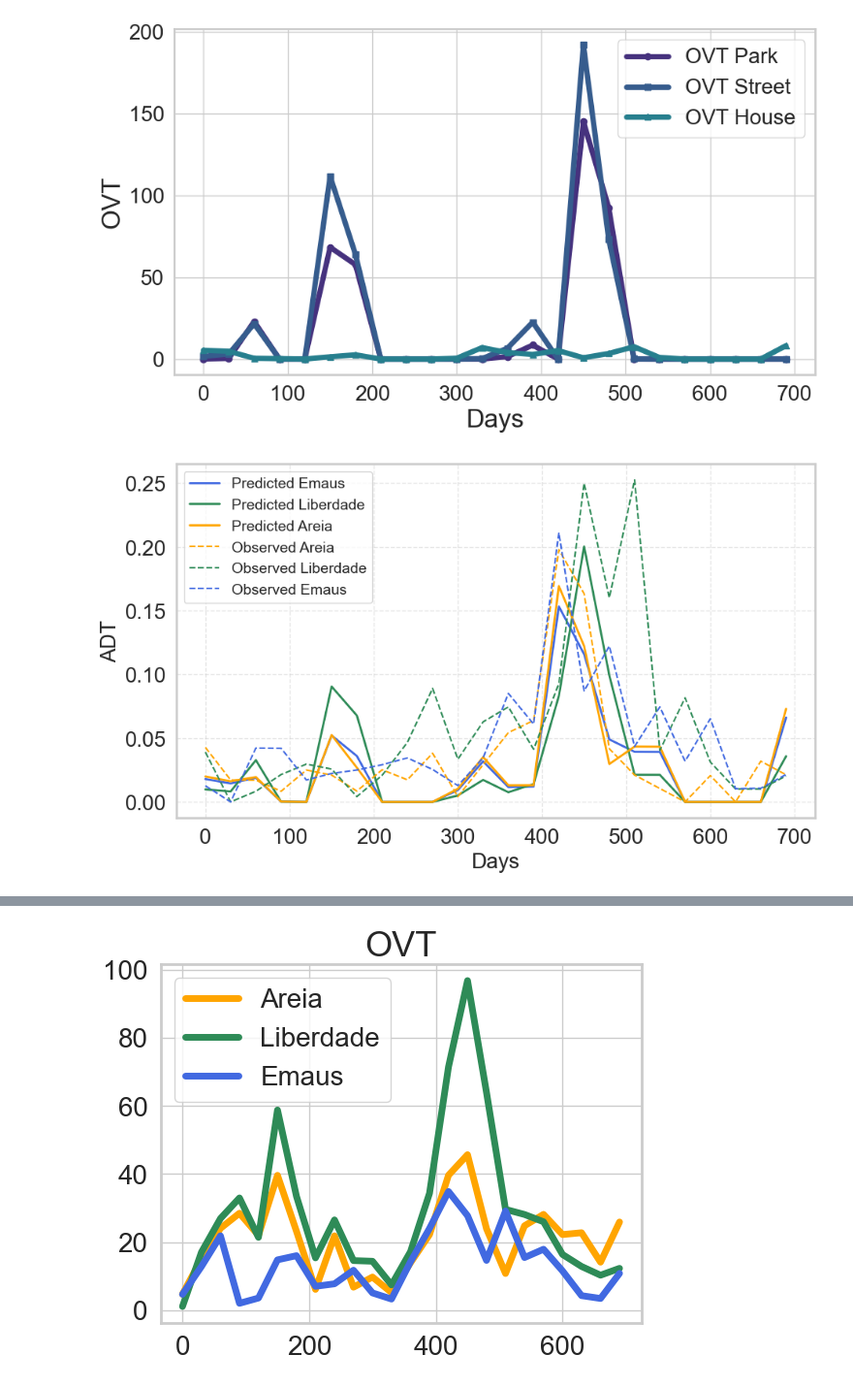
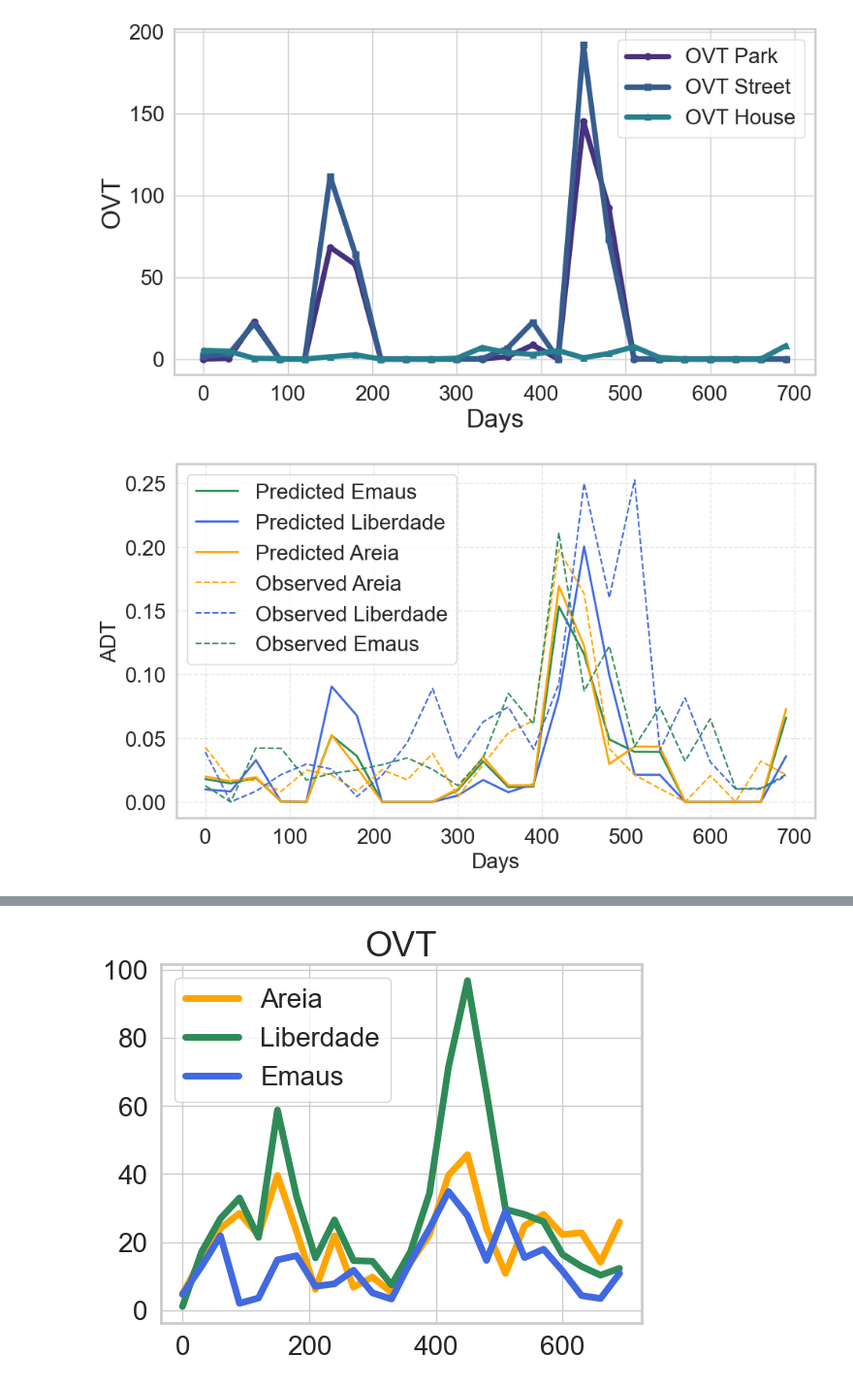
Before and after one commit to pedrolugao/FittingAedes, a Jupyter notebook: dataAssimilation.ipynb, the cells around one changed output, grey strips where cells are left out. Shown at 97% size. Saved outputs shown, nothing was run; the diff lists cells and outputs as text; code cells hidden in the pictures.

```diff
--- a/dataAssimilation.ipynb
+++ b/dataAssimilation.ipynb
@@ -1149,32 +1049,32 @@ plt.show()
 # %%
 emausADTR = np.zeros(24)
 liberdadeADTR = np.zeros(24)
 areiaADTR =np.zeros(24)
 for t in range(24):
     R = matProporcoes@[ADT_parque[t],ADT_rua[t],ADT_casa[t]]
     emausADTR[t],liberdadeADTR[t],areiaADTR[t] = R[0] , R[1], R[2]
 plt.figure(figsize=(10, 6))
-plt.plot(days, emausADTR, label='Predicted Emaus', color='royalblue', linewidth=2)
-plt.plot(days, liberdadeADTR, label='Predicted Liberdade',  color='seagreen', linewidth=2)
+plt.plot(days, emausADTR, label='Predicted Emaus', color='seagreen', linewidth=2)
+plt.plot(days, liberdadeADTR, label='Predicted Liberdade',  color='royalblue', linewidth=2)
 plt.plot(days, areiaADTR, label='Predicted Areia',color='orange', linewidth=2)
 plt.xlabel('Days', fontsize=20)
 plt.ylabel('ADT', fontsize=20)
 
 emausADT = [0.0126582278,0,0.0421940928,0.0420168067,0.017167382,0.0223214286,0.025,0.0291666667,0.0344827586,0.0254237288,0.0127659574,0.0344827586,0.085106383,0.0609756098,0.2111111111,0.0869565217,0.1222222222,0.0434782609,0.0744680851,0.0319148936,0.0652173913,0.0103092784,0.0107526882,0.0215053763]
 liberdadeADT = [0.0390243902,0,0.0083333333,0.0214592275,0.0296610169,0.025751073,0.0041841004,0.0208333333,0.0466101695,0.0889830508,0.0334728033,0.0627615063,0.0744680851,0.0412371134,0.0927835052,0.25,0.16,0.2525252525,0.0404040404,0.0816326531,0.03125,0.0101010101,0.0101010101,0.0204081633]
 areiaADT = [0.0427350427,0.017167382,0.0170212766,0.0083333333,0.025,0.0210084034,0.0084745763,0.025210084,0.0173160173,0.0381355932,0.0041666667,0.0291666667,0.0543478261,0.0638297872,0.1978021978,0.1632653061,0.0416666667,0.0210526316,0.0105263158,0,0.0206185567,0,0.0319148936,0.0212765957]
 plt.plot(days,areiaADT, '--',label='Observed Areia', color='orange',linewidth=1.5)
-plt.plot(days,liberdadeADT,'--',label='Observed Liberdade',color='seagreen',linewidth=1.5)
-plt.plot(days,emausADT,'--',label='Observed Emaus', color='royalblue',linewidth=1.5)
+plt.plot(days,liberdadeADT,'--',label='Observed Liberdade',color='royalblue',linewidth=1.5)
+plt.plot(days,emausADT,'--',label='Observed Emaus', color='seagreen',linewidth=1.5)
 
 
 #plt.title('Predicted ADT for Emaus, Liberdade, and Areia', fontsize=16)
-plt.legend(fontsize=14)
+plt.legend(fontsize=20)
 plt.grid(True, linestyle='--', alpha=0.5)
 plt.tight_layout()
 plt.show()
 # %% [output]
-[figure, old version]
+[figure, new version]
 # %%
 emausOR = np.zeros(24)
 liberdadeOR = np.zeros(24)
```
Also changed, not shown: parts of 8 cells of this notebook, 2 other files.
